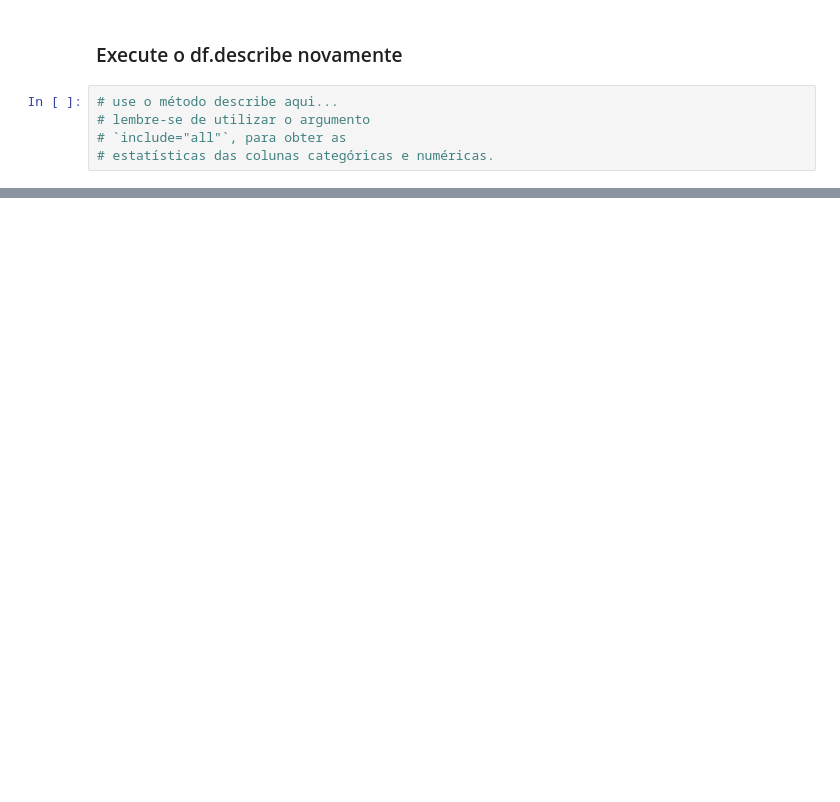
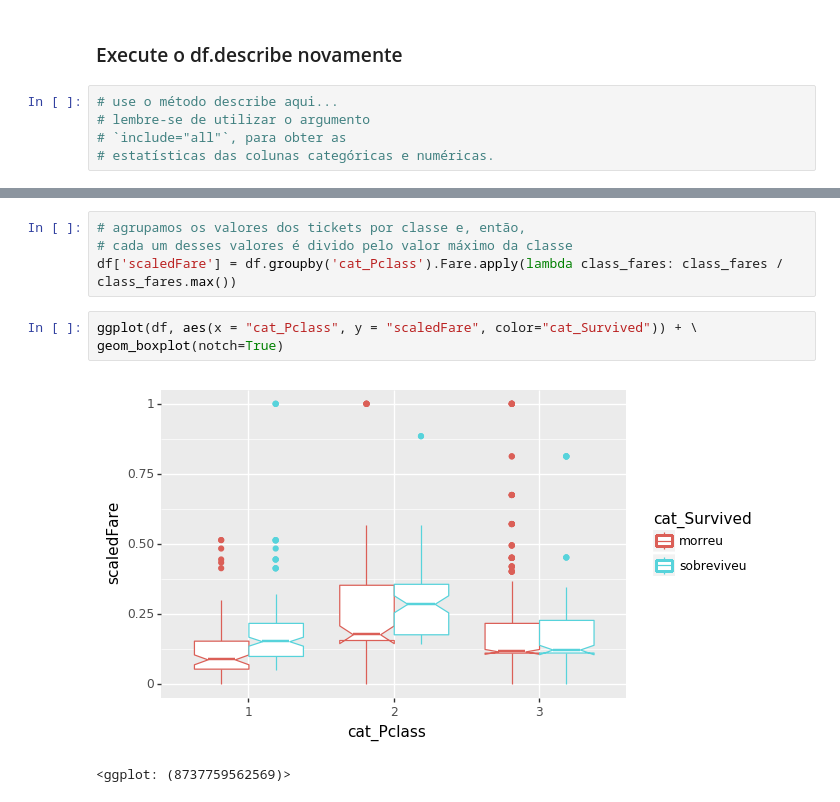
Before and after one commit to raphaelcampos/introducao-linguagens-estatisticas, a Jupyter notebook: EAD/Unidade 04 - Introdução à Análise de Dados/Python/Exercício - Titanic.ipynb, the cells around one changed output, grey strips where cells are left out. Cells and saved outputs as stored; diff of their text form; blank space fills up the shorter version.

```diff
--- a/EAD/Unidade 04 - Introdução à Análise de Dados/Python/Exercício - Titanic.ipynb
+++ b/EAD/Unidade 04 - Introdução à Análise de Dados/Python/Exercício - Titanic.ipynb
@@ -74,0 +104,10 @@ geom_boxplot()
+# %%
+# agrupamos os valores dos tickets por classe e, então,
+# cada um desses valores é divido pelo valor máximo da classe
+df['scaledFare'] = df.groupby('cat_Pclass').Fare.apply(lambda class_fares: class_fares / class_fares.max())
+# %%
+ggplot(df, aes(x = "cat_Pclass", y = "scaledFare", color="cat_Survived")) + \
+geom_boxplot(notch=True)
+# %% [output]
+[figure, added]
+<ggplot: (8737759562569)>
```
Also changed, not shown: parts of 14 cells of this notebook.
